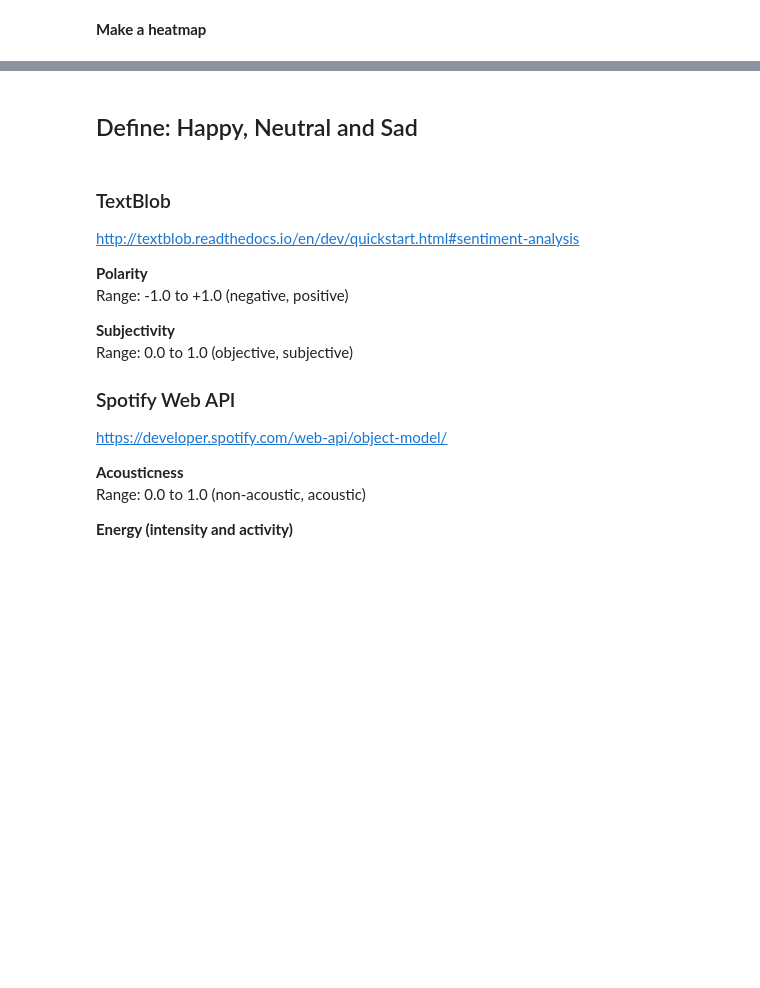
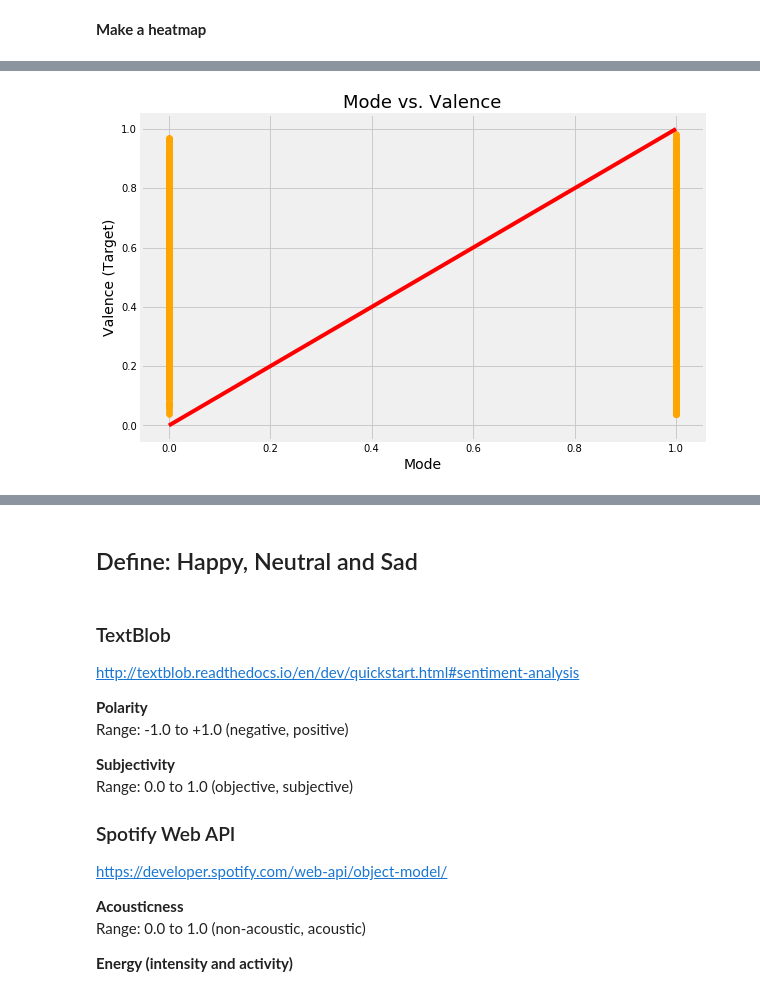
Before and after one commit to yhpf/Capstone-General_Assembly, a Jupyter notebook: 9_mvp_mood_of_song.ipynb, the cells around one changed output, grey strips where cells are left out. Cells and saved outputs as stored; diff of their text form; code cells hidden in the pictures; blank space fills up the shorter version.

```diff
--- a/9_mvp_mood_of_song.ipynb
+++ b/9_mvp_mood_of_song.ipynb
@@ -247,0 +276,9 @@ pd.plotting.scatter_matrix(mvp_data1.iloc[:,[4,5,6,7,8,9,10,11]].astype(float),
+# %%
+plt.figure(figsize=(9,6))
+plt.scatter(indep_train['Mode'], indep_train['Valence'], color='orange')
+plt.plot([0,1],[0,1], c='r')
+plt.title('Mode vs. Valence', fontsize=18)
+plt.xlabel('Mode', fontsize=14)
+plt.ylabel('Valence (Target)', fontsize=14);
+# %% [output]
+[figure, added]
```
Also changed, not shown: parts of 29 cells of this notebook.
